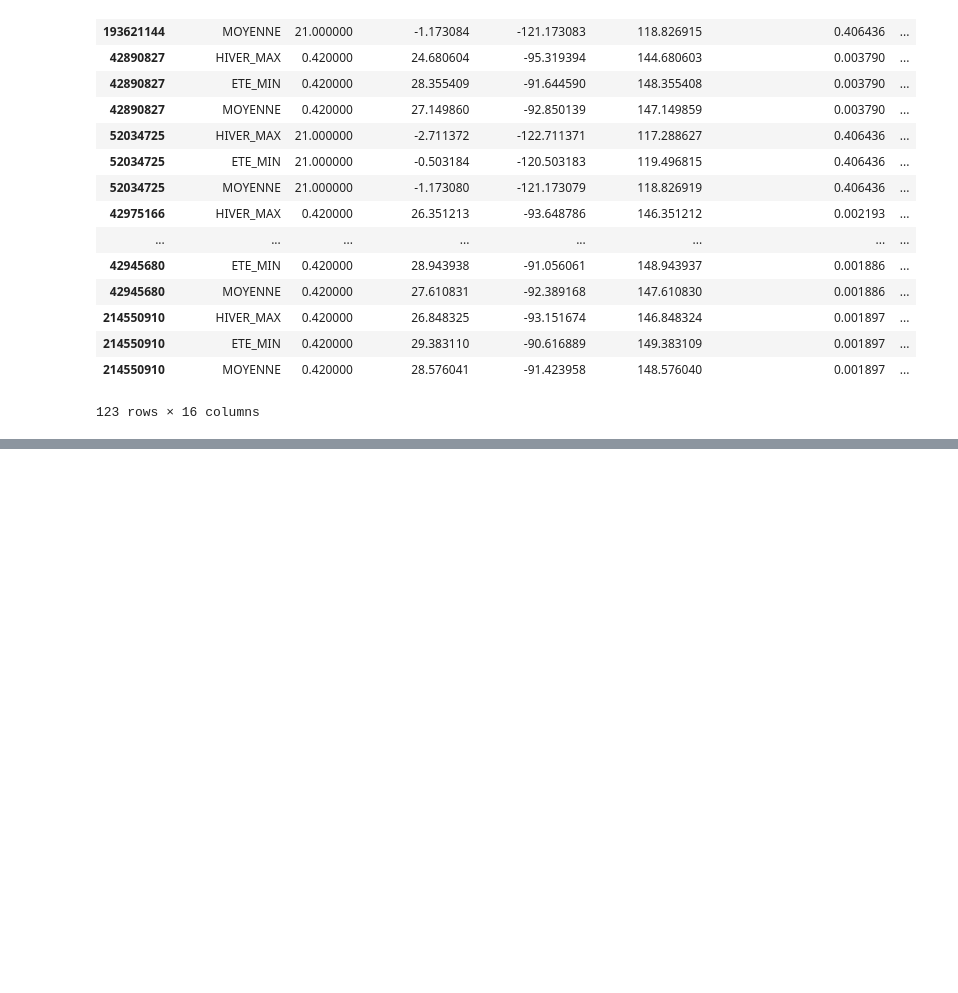
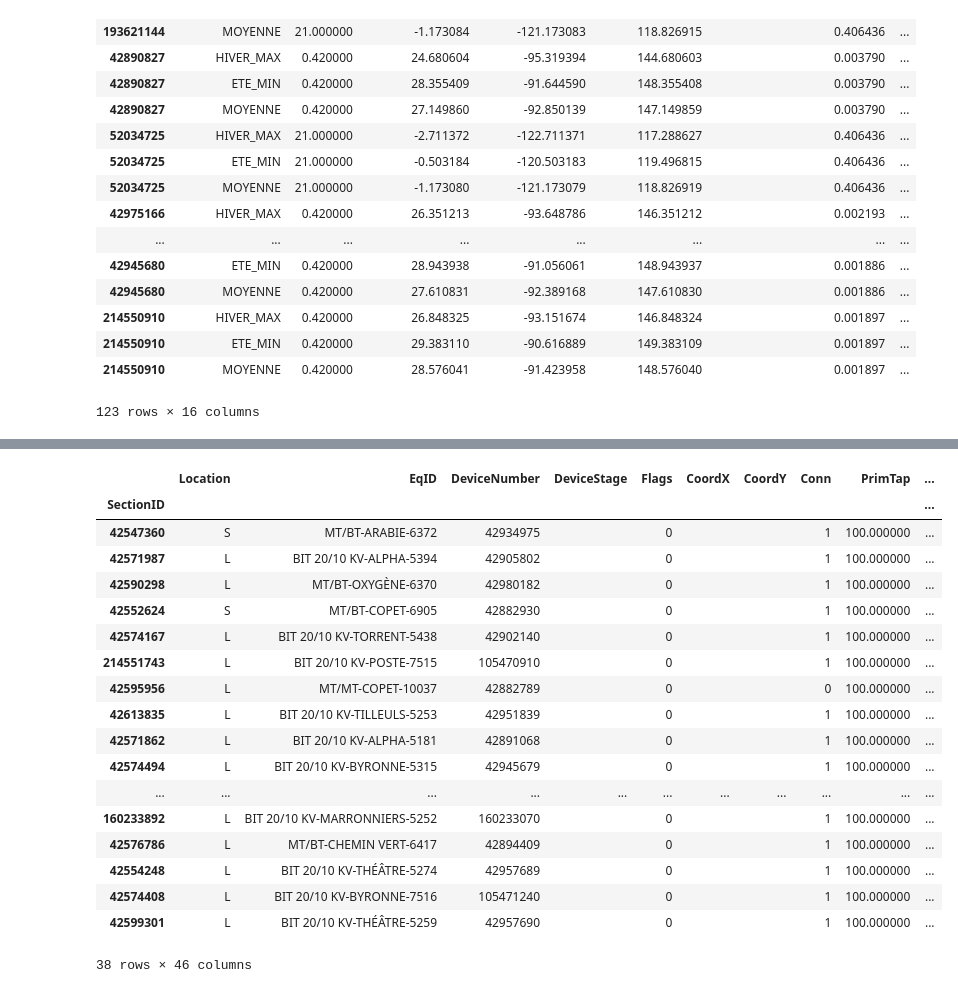
Before and after one commit to martenfese/preprocesses, a Jupyter notebook: Pre-processData_network.ipynb, the cells around one changed output, grey strips where cells are left out. Saved outputs shown, nothing was run; the diff lists cells and outputs as text; code cells hidden in the pictures; blank space fills up the shorter version.

```diff
--- a/Pre-processData_network.ipynb
+++ b/Pre-processData_network.ipynb
@@ -198,0 +2187,35 @@ df
+# %%
+index_start = content.index('[TRANSFORMER SETTING]')
+index_stop = content.index('[BREAKER SETTING]')
+
+columns = content[index_start+1]
+columns = columns.replace("FORMAT_TRANSFORMERSETTING=", "").split(',')
+
+cables_conc = content[index_start+2:index_stop]
+
+cables_conc = [cable.split(',') for cable in cables_conc]
+
+df = pd.DataFrame(cables_conc, columns=columns)
+df.set_index("SectionID", inplace=True)
+df = df[:-1]
+df
+# %% [output]
+|  | Location | EqID | DeviceNumber | DeviceStage | Flags | CoordX | CoordY | Conn | PrimTap | ... |
+| SectionID |  |  |  |  |  |  |  |  |  | ... |
+| 42547360 | S | MT/BT-ARABIE-6372 | 42934975 |  | 0 |  |  | 1 | 100.000000 | ... |
+| 42571987 | L | BIT 20/10 KV-ALPHA-5394 | 42905802 |  | 0 |  |  | 1 | 100.000000 | ... |
+| 42590298 | L | MT/BT-OXYGÈNE-6370 | 42980182 |  | 0 |  |  | 1 | 100.000000 | ... |
+| 42552624 | S | MT/BT-COPET-6905 | 42882930 |  | 0 |  |  | 1 | 100.000000 | ... |
+| 42574167 | L | BIT 20/10 KV-TORRENT-5438 | 42902140 |  | 0 |  |  | 1 | 100.000000 | ... |
+| 214551743 | L | BIT 20/10 KV-POSTE-7515 | 105470910 |  | 0 |  |  | 1 | 100.000000 | ... |
+| 42595956 | L | MT/MT-COPET-10037 | 42882789 |  | 0 |  |  | 0 | 100.000000 | ... |
+| 42613835 | L | BIT 20/10 KV-TILLEULS-5253 | 42951839 |  | 0 |  |  | 1 | 100.000000 | ... |
+| 42571862 | L | BIT 20/10 KV-ALPHA-5181 | 42891068 |  | 0 |  |  | 1 | 100.000000 | ... |
+| 42574494 | L | BIT 20/10 KV-BYRONNE-5315 | 42945679 |  | 0 |  |  | 1 | 100.000000 | ... |
+| ... | ... | ... | ... | ... | ... | ... | ... | ... | ... | ... |
+| 160233892 | L | BIT 20/10 KV-MARRONNIERS-5252 | 160233070 |  | 0 |  |  | 1 | 100.000000 | ... |
+| 42576786 | L | MT/BT-CHEMIN VERT-6417 | 42894409 |  | 0 |  |  | 1 | 100.000000 | ... |
+| 42554248 | L | BIT 20/10 KV-THÉÂTRE-5274 | 42957689 |  | 0 |  |  | 1 | 100.000000 | ... |
+| 42574408 | L | BIT 20/10 KV-BYRONNE-7516 | 105471240 |  | 0 |  |  | 1 | 100.000000 | ... |
+| 42599301 | L | BIT 20/10 KV-THÉÂTRE-5259 | 42957690 |  | 0 |  |  | 1 | 100.000000 | ... |
+38 rows × 46 columns
```
Also changed, not shown: parts of 55 cells of this notebook.
